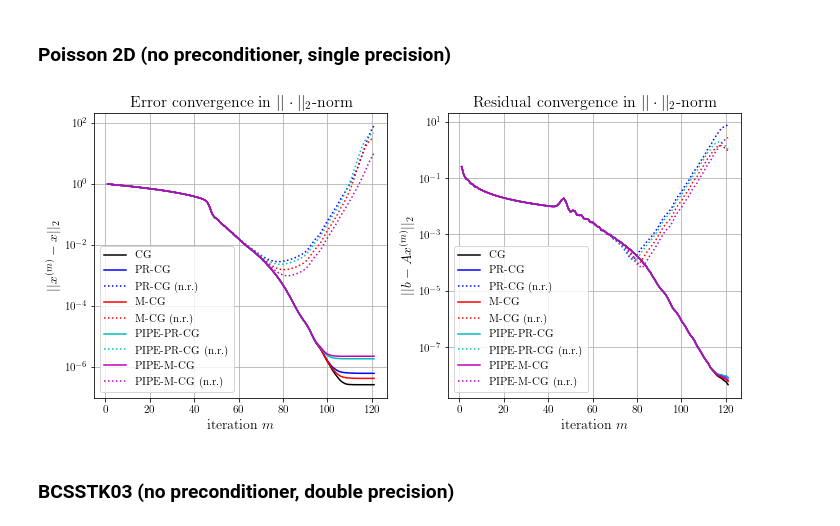
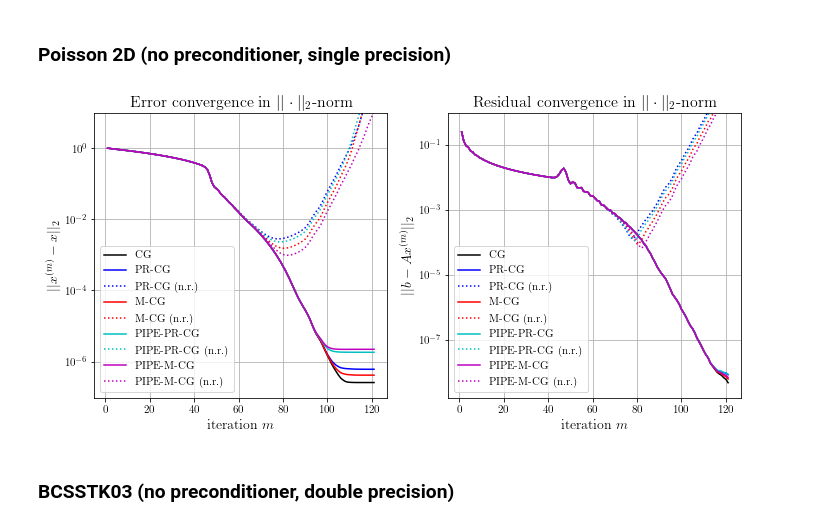
Before and after one commit to juliusgh/PR-CG, a Jupyter notebook: experiments.ipynb, the cells around one changed output. Drawn from its saved outputs; the diff is of its cells as text; code cells hidden in the pictures.

```diff
--- a/experiments.ipynb
+++ b/experiments.ipynb
@@ -74,11 +74,13 @@ plt.savefig('plots/poisson2d_double.pdf')
 # %%
 A, b, x_exact, x0 = setup.poisson_2d(n=64, dtype=np.float32)
 
 fig, ax = convergence_plots(A, b, x0, x_exact, max_iter=120)
+ax[0].set_ylim([None, 1e1])
+ax[1].set_ylim([None, 1e0])
 plt.tight_layout()
 plt.savefig('plots/poisson2d_single.pdf')
 # %% [output]
-[figure, old version]
+[figure, new version]
 # %% [markdown]
 ### BCSSTK03 (no preconditioner, double precision)
 # %%
```
Also changed, not shown: 6 other files.
